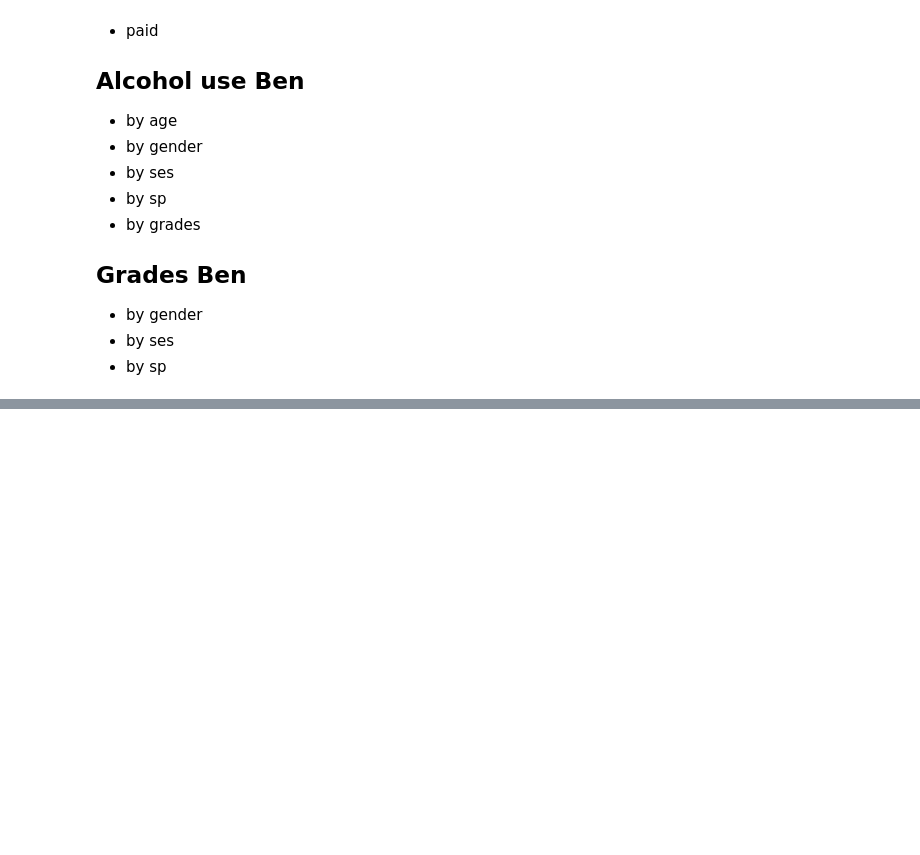
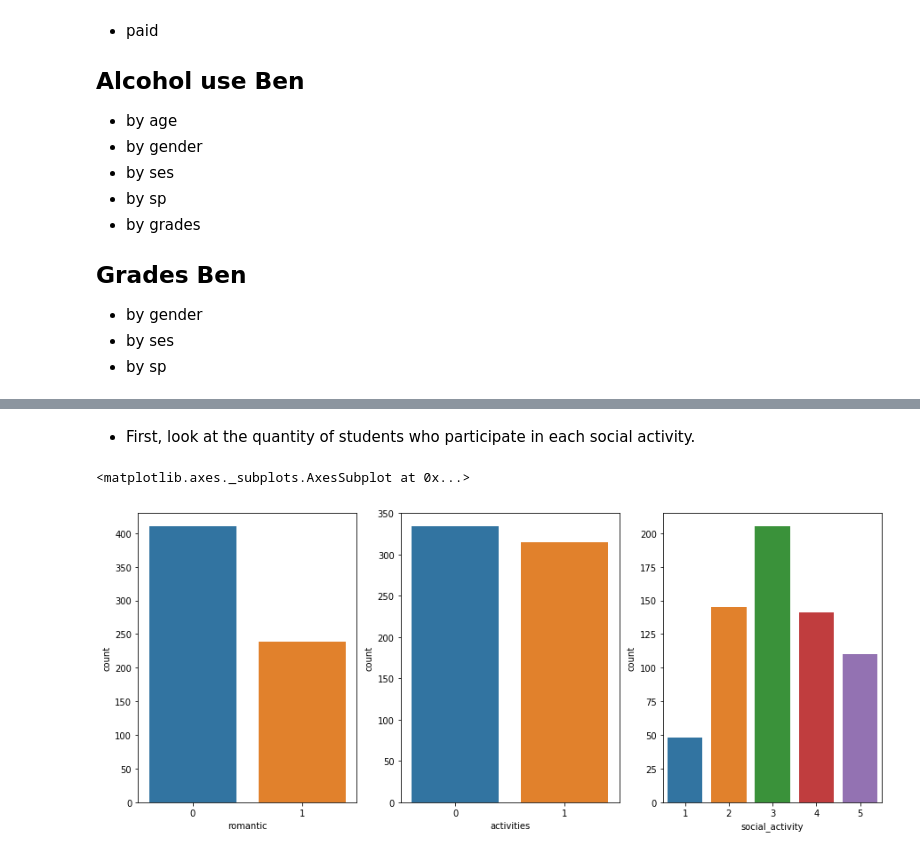
Before and after one commit to natanoliff/natanoliff.github.io, a Jupyter notebook: Alcohol_Consumption.ipynb, the cells around one changed output, grey strips where cells are left out. Cells and saved outputs as stored; diff of their text form; code cells hidden in the pictures; blank space fills up the shorter version.

```diff
--- a/Alcohol_Consumption.ipynb
+++ b/Alcohol_Consumption.ipynb
@@ -40,12 +41,3 @@ data = data.rename({"goout": 'social_activity', 'Pstatus' : 'parental_status', '
-# %%
-data['schoolsup'] = data['schoolsup'].replace('yes', 1).replace('no', 0)
-data['famsup'] = data['famsup'].replace('yes', 1).replace('no', 0)
-data['paid'] = data['paid'].replace('yes', 1).replace('no', 0)
-data['activities'] = data['activities'].replace('yes', 1).replace('no', 0)
-data['nursery'] = data['nursery'].replace('yes', 1).replace('no', 0)
-data['higher'] = data['higher'].replace('yes', 1).replace('no', 0)
-data['internet'] = data['internet'].replace('yes', 1).replace('no', 0)
-data['romantic'] = data['romantic'].replace('yes', 1).replace('no', 0)
 # %% [markdown]
 # EDA
 # %% [markdown]
@@ -75,5 +65,10 @@ data['romantic'] = data['romantic'].replace('yes', 1).replace('no', 0)
+# %% [markdown]
+* First, look at the quantity of students who participate in each social activity.
 # %%
-fig, ax = plt.subplot(1,2)
-sns.countplot(x='romantic', data=data)
-sns.countplot(x='activities', data=data)
-#sns.countplot(x='social_activity', data=data)
+fig, ax = plt.subplots(1,3, figsize=(15,6))
+sns.countplot(x='romantic', data=data, ax=ax[0])
+sns.countplot(x='activities', data=data, ax=ax[1])
+sns.countplot(x='social_activity', data=data, ax=ax[2])
+# %% [output]
+<matplotlib.axes._subplots.AxesSubplot at 0x...>
+[figure, added]
```
Also changed, not shown: parts of 13 cells of this notebook.
